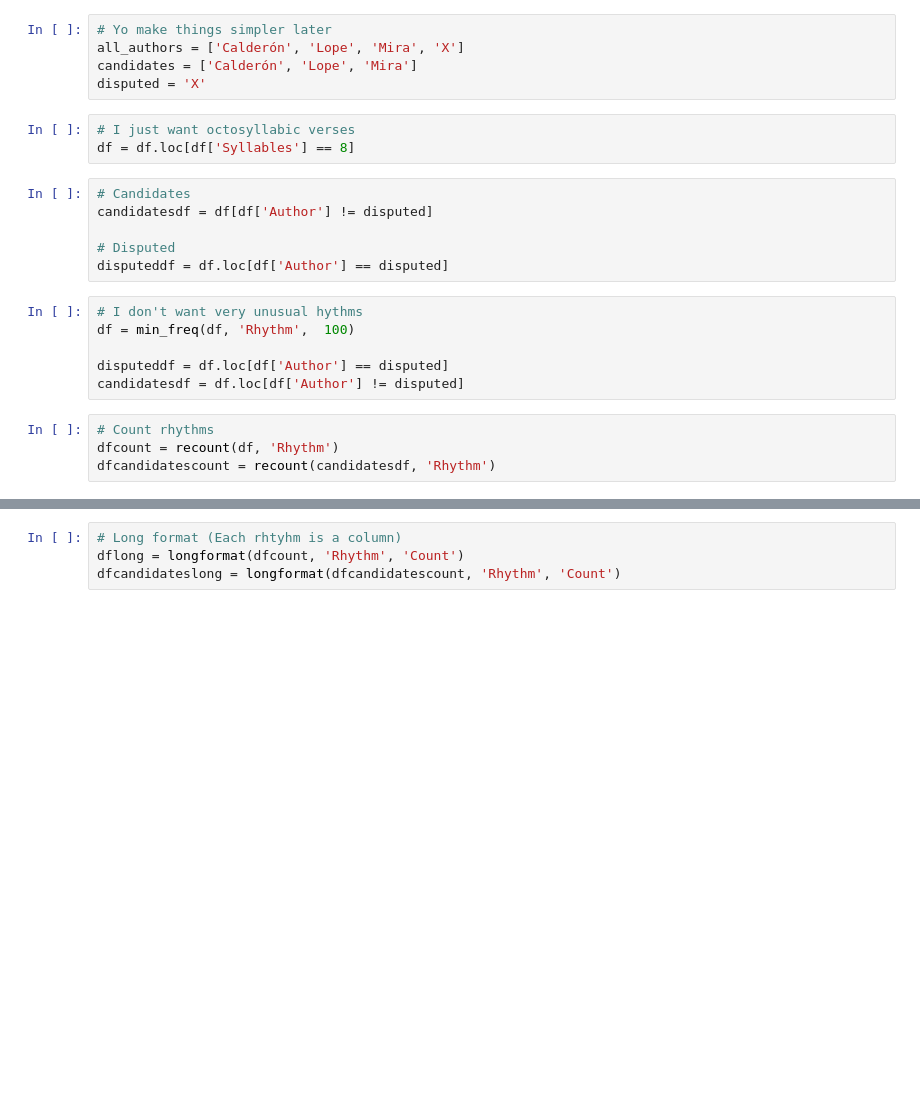
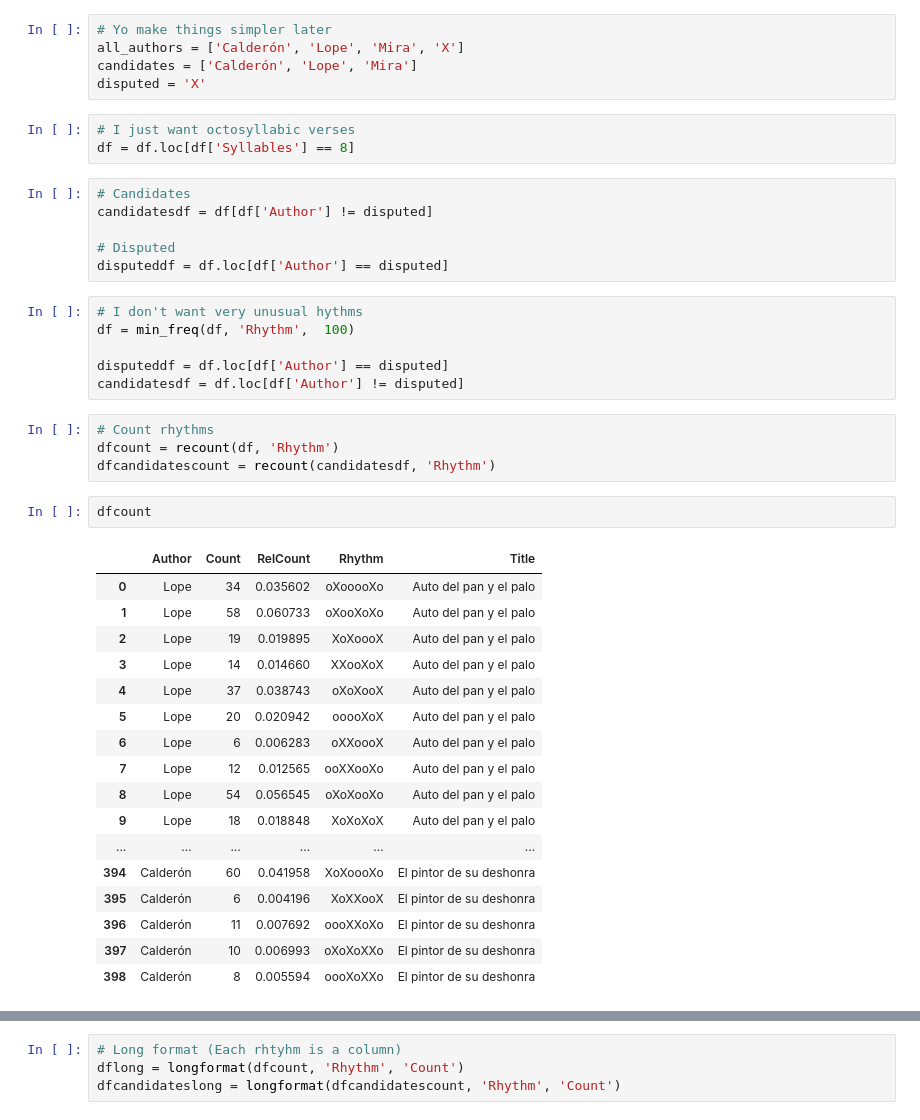
Before and after one commit to DrKroll/Computational-stylometry, a Jupyter notebook: metre/notebook.ipynb, the cells around one changed output, grey strips where cells are left out. Saved outputs shown, nothing was run; the diff lists cells and outputs as text; blank space fills up the shorter version.

```diff
--- a/metre/notebook.ipynb
+++ b/metre/notebook.ipynb
@@ -251,4 +309,24 @@ candidatesdf = df.loc[df['Author'] != disputed]
 # Count rhythms
 dfcount = recount(df, 'Rhythm')
 dfcandidatescount = recount(candidatesdf, 'Rhythm')
+# %%
+dfcount
+# %% [output]
+|  | Author | Count | RelCount | Rhythm | Title |
+| 0 | Lope | 34 | 0.035602 | oXooooXo | Auto del pan y el palo |
+| 1 | Lope | 58 | 0.060733 | oXooXoXo | Auto del pan y el palo |
+| 2 | Lope | 19 | 0.019895 | XoXoooX | Auto del pan y el palo |
+| 3 | Lope | 14 | 0.014660 | XXooXoX | Auto del pan y el palo |
+| 4 | Lope | 37 | 0.038743 | oXoXooX | Auto del pan y el palo |
+| 5 | Lope | 20 | 0.020942 | ooooXoX | Auto del pan y el palo |
+| 6 | Lope | 6 | 0.006283 | oXXoooX | Auto del pan y el palo |
+| 7 | Lope | 12 | 0.012565 | ooXXooXo | Auto del pan y el palo |
+| 8 | Lope | 54 | 0.056545 | oXoXooXo | Auto del pan y el palo |
+| 9 | Lope | 18 | 0.018848 | XoXoXoX | Auto del pan y el palo |
+| ... | ... | ... | ... | ... | ... |
+| 394 | Calderón | 60 | 0.041958 | XoXoooXo | El pintor de su deshonra |
+| 395 | Calderón | 6 | 0.004196 | XoXXooX | El pintor de su deshonra |
+| 396 | Calderón | 11 | 0.007692 | oooXXoXo | El pintor de su deshonra |
+| 397 | Calderón | 10 | 0.006993 | oXoXoXXo | El pintor de su deshonra |
+| 398 | Calderón | 8 | 0.005594 | oooXoXXo | El pintor de su deshonra |
 # %%
```
Also changed, not shown: parts of 11 cells of this notebook, 1 other file.
